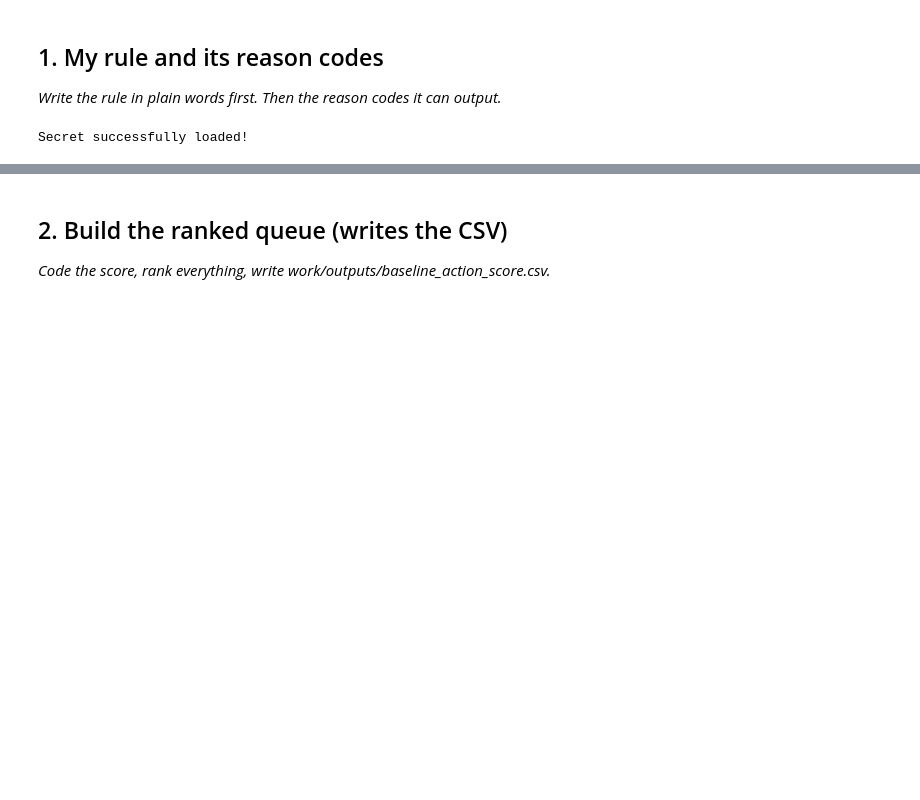
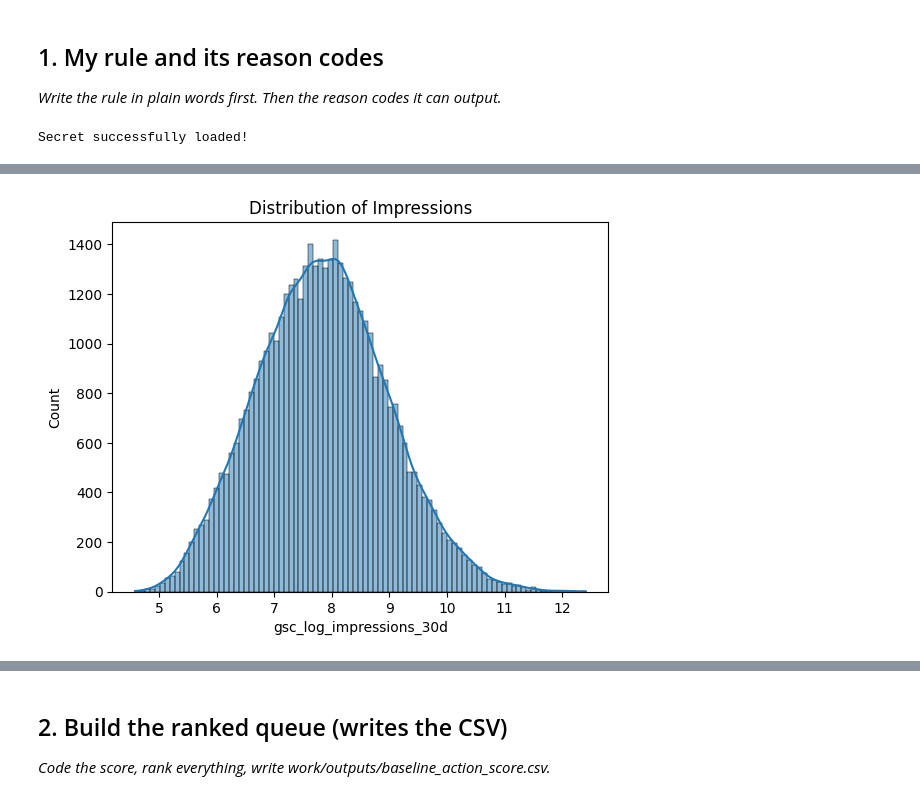
Before and after one commit to octane21/flyrank-internship-ML, a Jupyter notebook: work/notebooks/w04_baseline_score.ipynb, the cells around one changed output, grey strips where cells are left out. Saved outputs shown, nothing was run; the diff lists cells and outputs as text; code cells hidden in the pictures; blank space fills up the shorter version.

```diff
--- a/work/notebooks/w04_baseline_score.ipynb
+++ b/work/notebooks/w04_baseline_score.ipynb
@@ -220,7 +383,7 @@ dataset['content_age_days'] = (
     dataset['prediction_date'] - dataset['content_created_date']
 ).dt.days
 # %%
-impoer numpy as np
+import numpy as np
 
 dataset['ctr_30d'] = (dataset['gsc_clicks_30d'] / dataset['gsc_impressions_30d']) * 100
 dataset['engagement_rate_30d'] = (dataset['ga4_engaged_sessions_30d'] / dataset['ga4_sessions_30d']) * 100
@@ -233,19 +396,19 @@ dataset['decline_future_label'] = (dataset['trend_pct_future'] < -20).astype(int
 dataset['position_tier_30d'] = pd.cut(
     dataset["gsc_avg_position_30d"],
     bins=[
-        99,
-        249,
-        499,
-        999,
+        0,
+        10,
+        20,
+        50,
         np.inf
     ],
     labels=[
-        "100-249",
-        "250-499",
-        "500-999",
-        "1000+"
+        "page_1",
+        "striking",
+        "page_3_5",
+        "deep"
     ],
-    include_lowest=True
+    include_lowest=False
 )
 # %%
 dataset.info()
@@ -303,0 +552,9 @@ feature_cols = [
+# %%
+dataset["gsc_log_impressions_30d"] = np.log(dataset["gsc_impressions_30d"])
+# %%
+sns.histplot(data=dataset, x="gsc_log_impressions_30d", kde=True)
+
+plt.title("Distribution of Impressions")
+plt.show()
+# %% [output]
+[figure, added]
```
Also changed, not shown: parts of 25 cells of this notebook.
